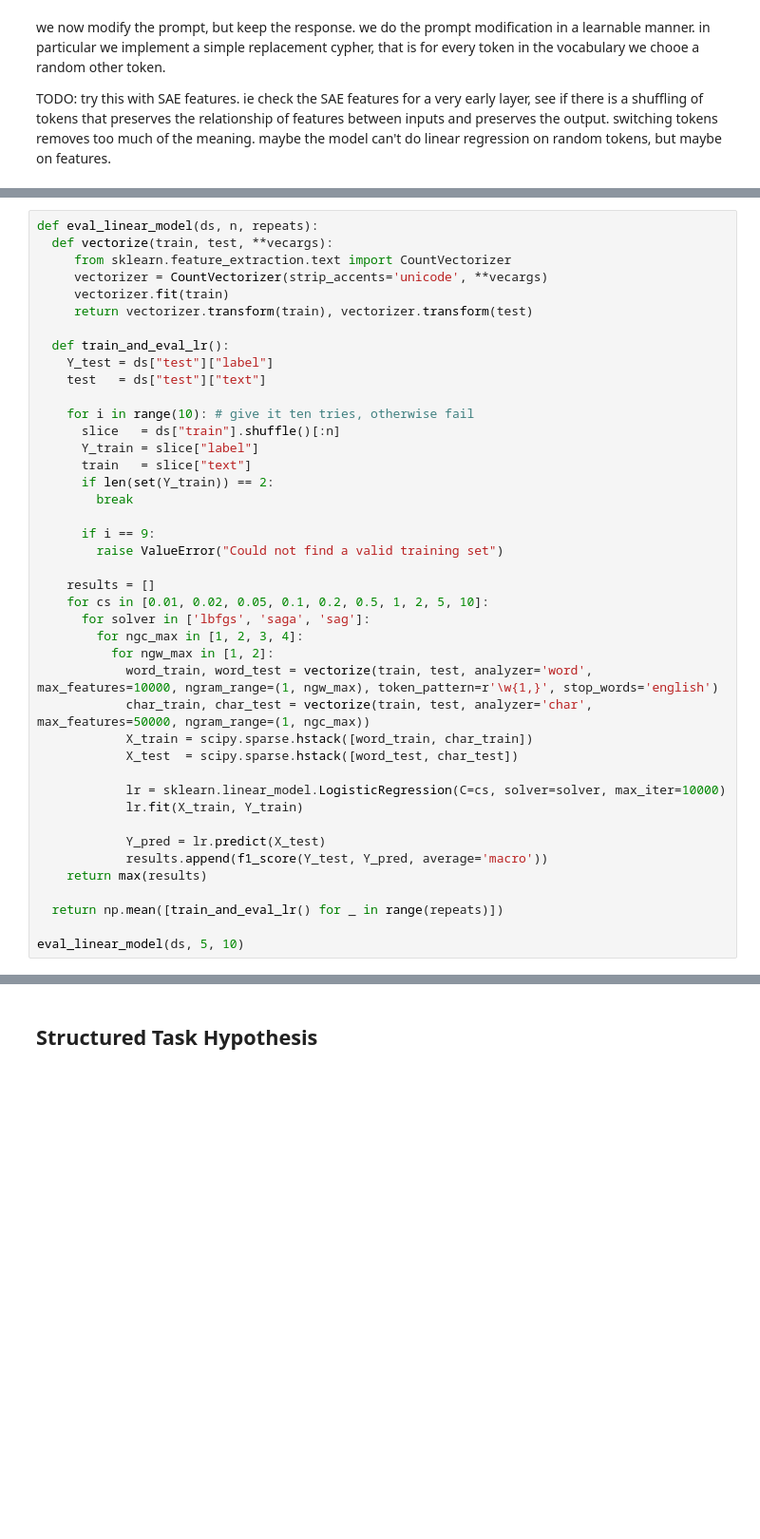
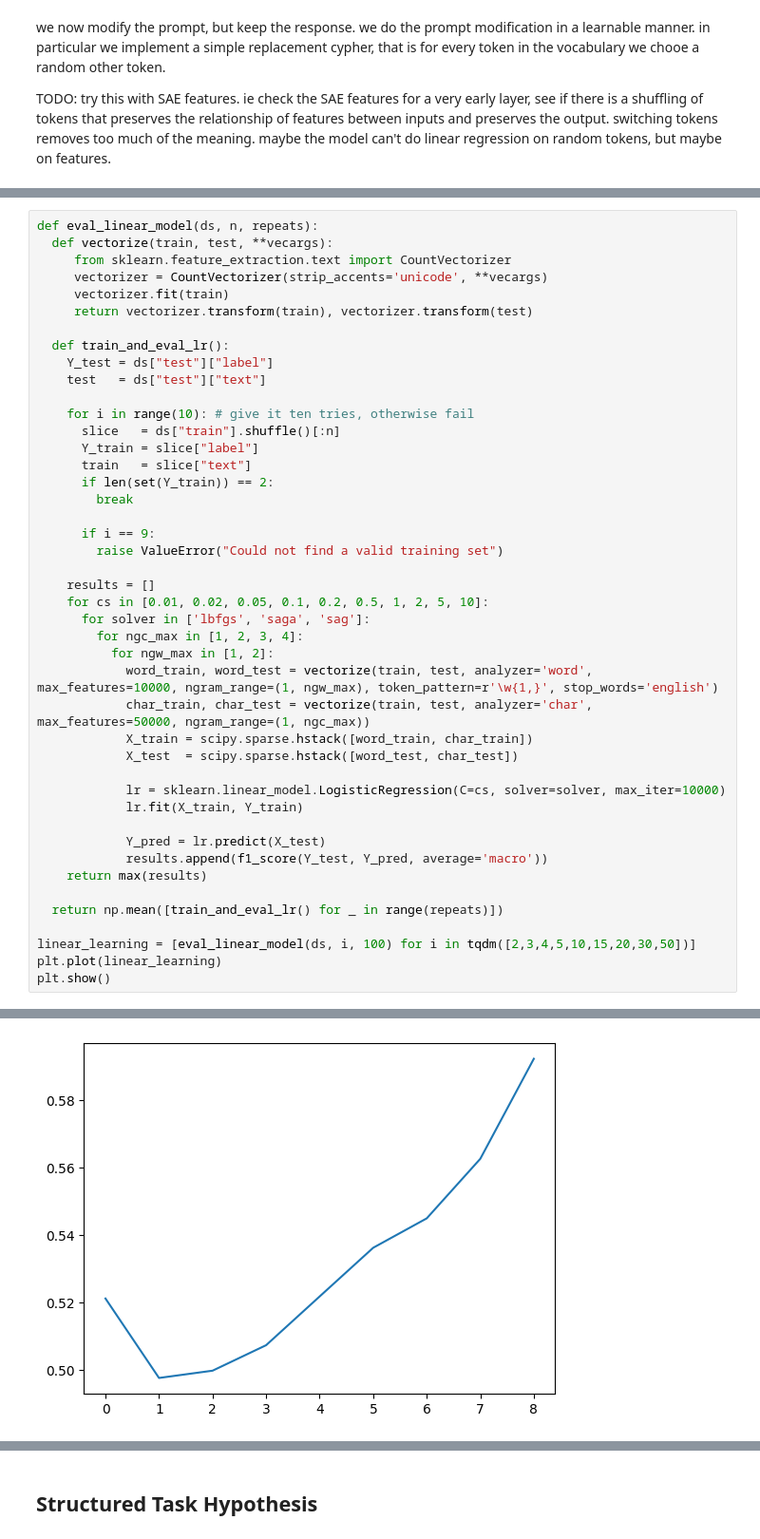
Before and after one commit to derfred/tutorials, a Jupyter notebook: icl_structured_task_hypothesis/icl_structured_task_hypothesis.ipynb, the cells around one changed output, grey strips where cells are left out. Shown at 95% size. Drawn from its saved outputs; the diff is of its cells as text; blank space fills up the shorter version.

```diff
--- a/icl_structured_task_hypothesis/icl_structured_task_hypothesis.ipynb
+++ b/icl_structured_task_hypothesis/icl_structured_task_hypothesis.ipynb
@@ -167,5 +146,7 @@ def eval_linear_model(ds, n, repeats):
 
   return np.mean([train_and_eval_lr() for _ in range(repeats)])
 
-eval_linear_model(ds, 5, 10)
+linear_learning = [eval_linear_model(ds, i, 100) for i in tqdm([2,3,4,5,10,15,20,30,50])]
+plt.plot(linear_learning)
+plt.show()
 # %% [output]
@@ -172,0 +153 @@ np.float64(0.5187590259380597)
+[figure, added]
```
Also changed, not shown: parts of 26 cells of this notebook.
